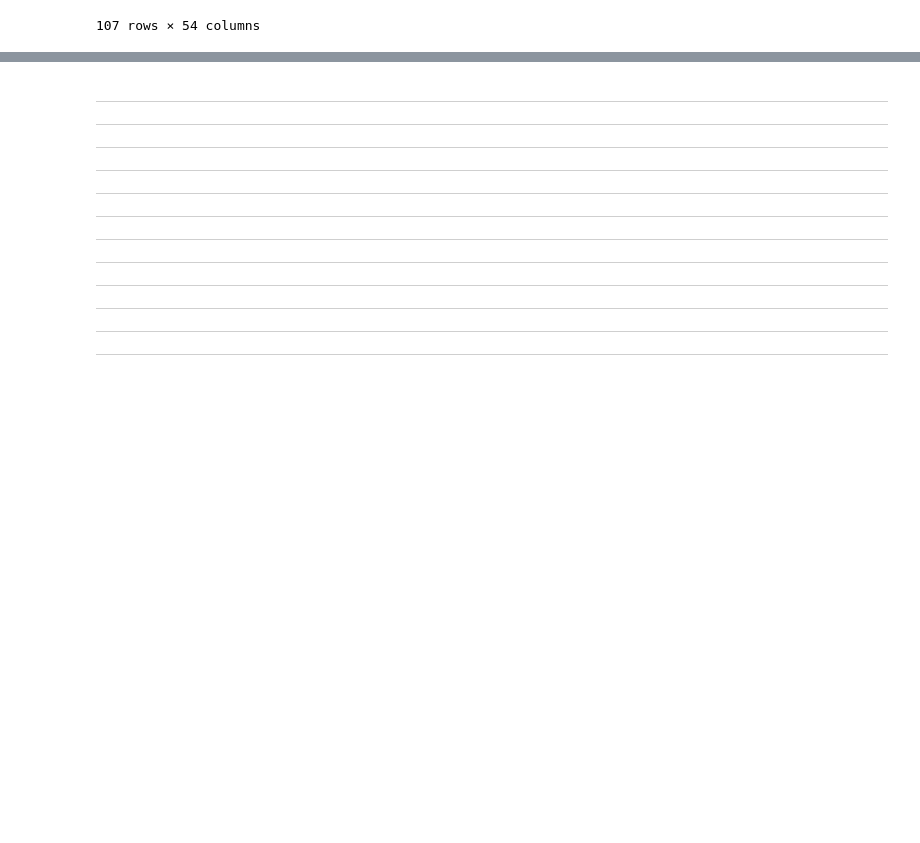
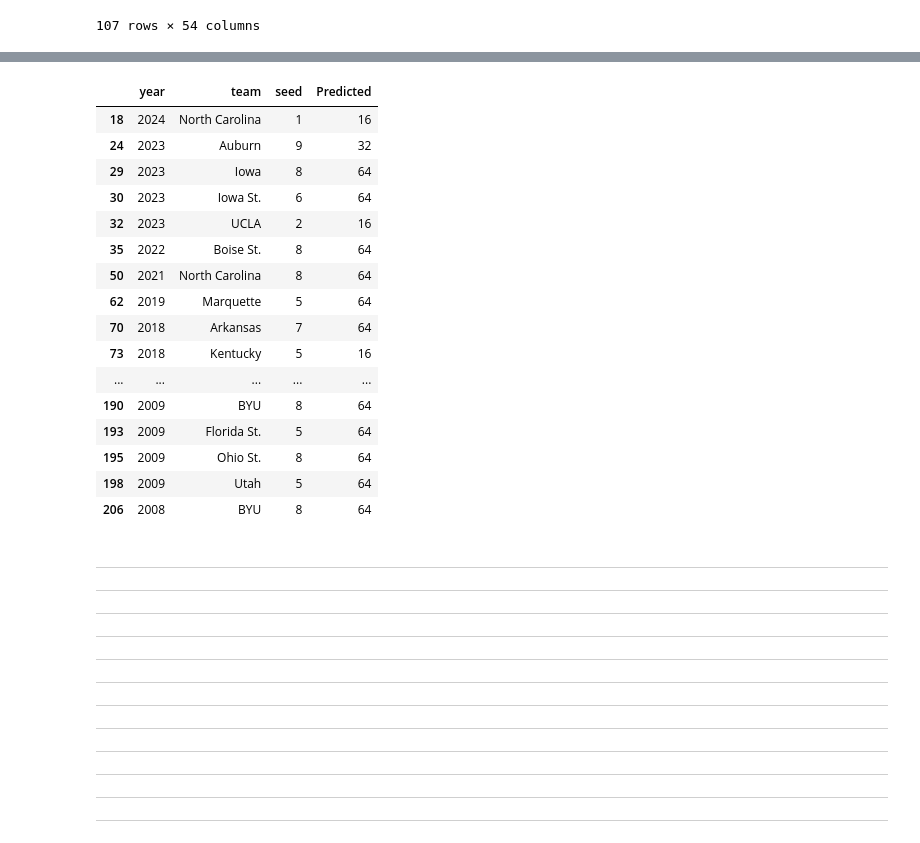
Before and after one commit to baywigg/DS3001Group, a Jupyter notebook: results.ipynb, the cells around one changed output, grey strips where cells are left out. Drawn from its saved outputs; the diff is of its cells as text; code cells hidden in the pictures; blank space fills up the shorter version.

```diff
--- a/results.ipynb
+++ b/results.ipynb
@@ -341,3 +356,23 @@ seed 3 - 4: 16
+# %%
+upsets_predicted_df[['year', 'team', 'seed', 'Predicted']]
+# %% [output]
+|  | year | team | seed | Predicted |
+| 18 | 2024 | North Carolina | 1 | 16 |
+| 24 | 2023 | Auburn | 9 | 32 |
+| 29 | 2023 | Iowa | 8 | 64 |
+| 30 | 2023 | Iowa St. | 6 | 64 |
+| 32 | 2023 | UCLA | 2 | 16 |
+| 35 | 2022 | Boise St. | 8 | 64 |
+| 50 | 2021 | North Carolina | 8 | 64 |
+| 62 | 2019 | Marquette | 5 | 64 |
+| 70 | 2018 | Arkansas | 7 | 64 |
+| 73 | 2018 | Kentucky | 5 | 16 |
+| ... | ... | ... | ... | ... |
+| 190 | 2009 | BYU | 8 | 64 |
+| 193 | 2009 | Florida St. | 5 | 64 |
+| 195 | 2009 | Ohio St. | 8 | 64 |
+| 198 | 2009 | Utah | 5 | 64 |
+| 206 | 2008 | BYU | 8 | 64 |
 # %% [markdown]
 
 
```
Also changed, not shown: parts of 3 cells of this notebook.
